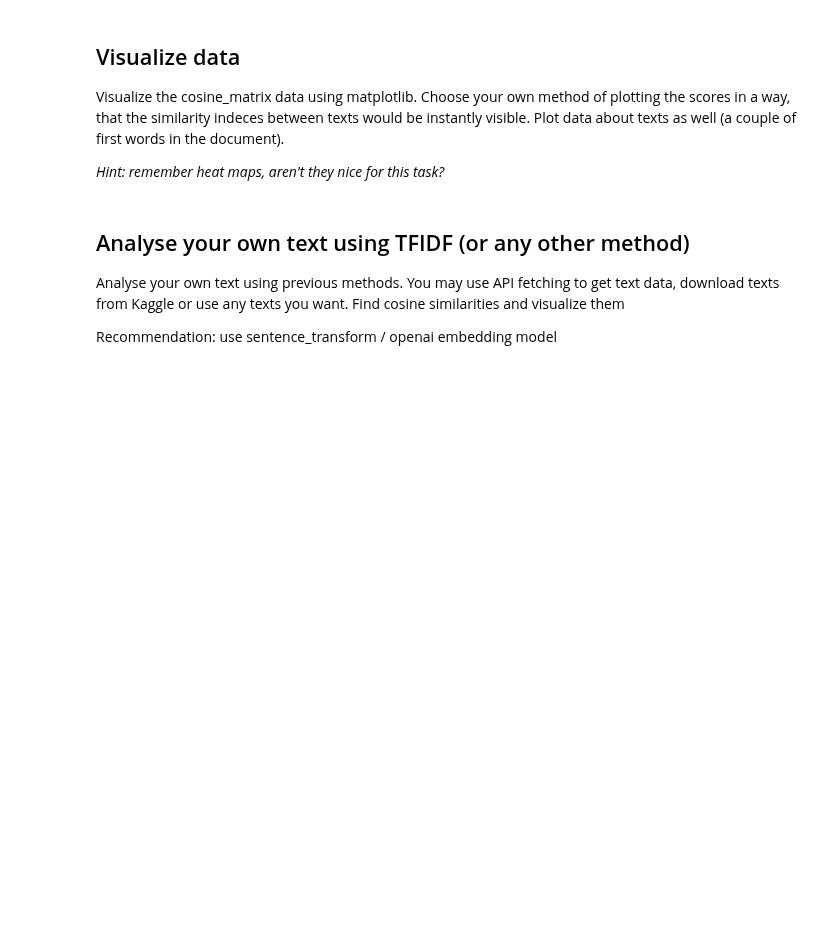
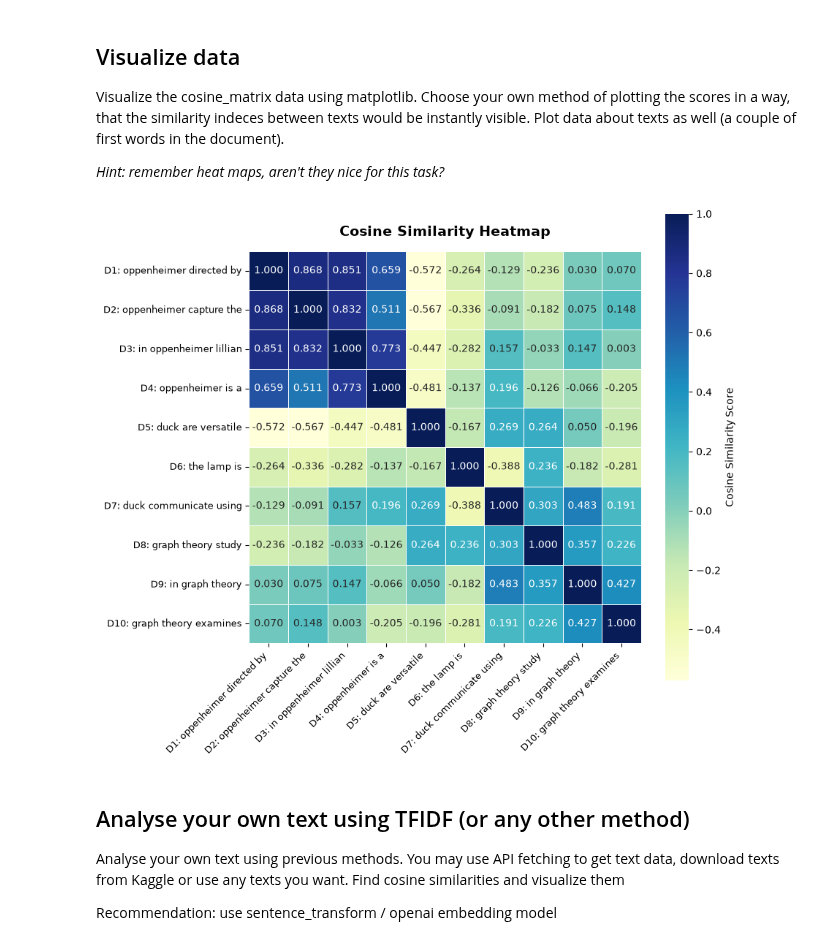
Before and after one commit to OleksandrKyrstiuk/ida-labs, a Jupyter notebook: assignement-2.ipynb, the cells around one changed output. Drawn from its saved outputs; the diff is of its cells as text; code cells hidden in the pictures; blank space fills up the shorter version.

```diff
--- a/assignement-2.ipynb
+++ b/assignement-2.ipynb
@@ -73,20 +275,55 @@ Visualize the cosine_matrix data using matplotlib. Choose your own method of plo
 
 *Hint: remember heat maps, aren't they nice for this task?*
 # %%
+import matplotlib.pyplot as plt
+import seaborn as sns
+
+
 def visualize_data(cosine_matrix, texts_processed):
-    """
-    Visualize the cosine similarity matrix from the previous task.
+  """Visualize the cosine similarity matrix from the previous task using a heatmap.
 
-    Args:
-        cosine_matrix (list): matrix of cosine similarity scores (values from 0.0 to 1.0 expected).
-        texts_processed (list): list of texts, processed in previous task.
+  Args:
+      cosine_matrix (list): matrix of cosine similarity scores.
+      texts_processed (list): list of texts, processed in previous task.
 
-    Returns:
-        None: None.
-    """
+  Returns:
+      None
+  """
+  if not cosine_matrix or not texts_processed:
+    print("Помилка: дані для візуалізації відсутні.")
     return None
 
+  labels = []
+  for i, text in enumerate(texts_processed):
+    words = text.split()
+    snippet = " ".join(words[:3]) if words else "empty"
+    labels.append(f"D{i+1}: {snippet}")
+
+  n = len(texts_processed)
+  plt.figure(figsize=(max(8, n * 0.9), max(6, n * 0.8)))
+
+  ax = sns.heatmap(
+      cosine_matrix,
+      annot=True,
+      fmt=".3f",
+      cmap="YlGnBu",
+      xticklabels=labels,
+      yticklabels=labels,
+      square=True,
+      linewidths=0.5,
+      cbar_kws={"label": "Cosine Similarity Score"},
+  )
+
+  plt.title("Cosine Similarity Heatmap", fontsize=14, fontweight="bold", pad=15)
+  plt.xticks(rotation=45, ha="right", fontsize=9)
+  plt.yticks(rotation=0, fontsize=9)
+  plt.tight_layout()
+
+  plt.show()
+
 visualize_data(cosine_matrix, texts_processed)
+# %% [output]
+[figure, added]
 # %% [markdown]
 ## Analyse your own text using TFIDF (or any other method)
 
```
Also changed, not shown: parts of 4 cells of this notebook, 3 other files.
